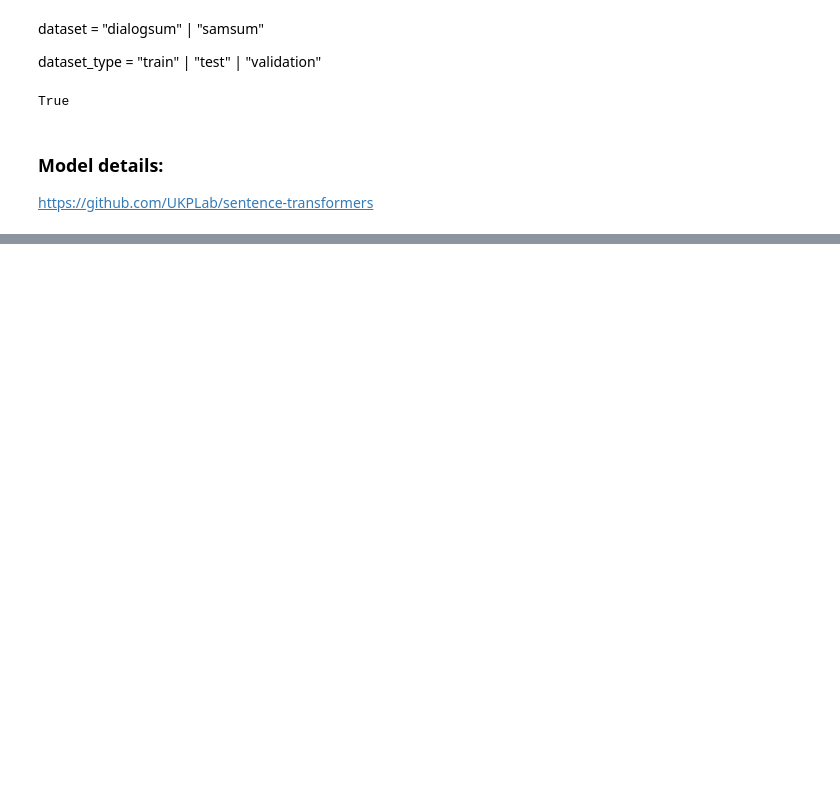
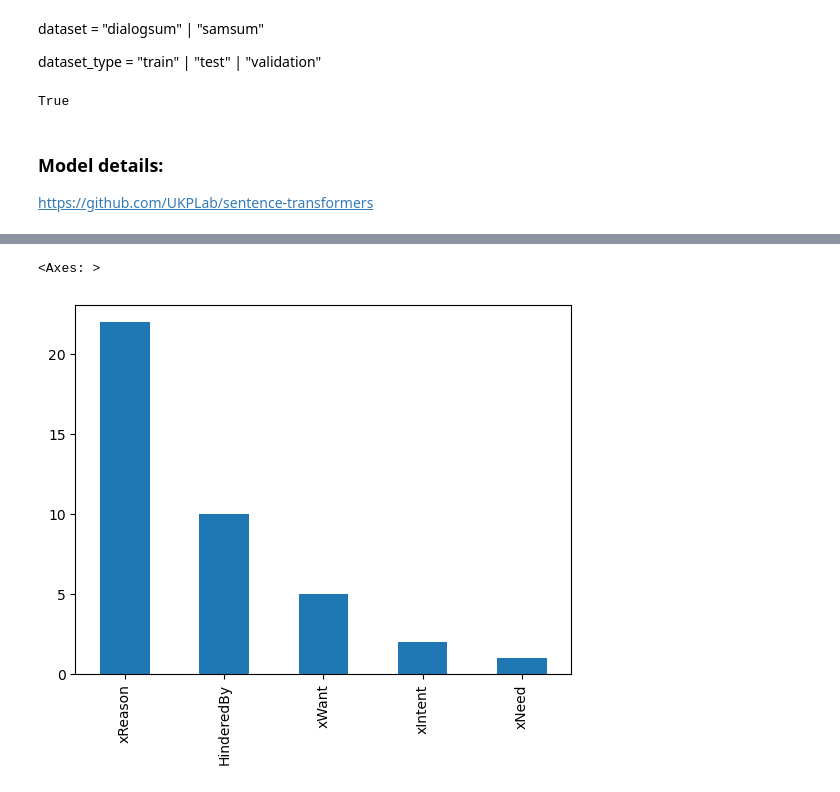
Before and after one commit to angrytako/NLP-SICK-filter-extension, a Jupyter notebook: src/filter_extension/similarities_with_summaries.ipynb, the cells around one changed output, grey strips where cells are left out. Cells and saved outputs as stored; diff of their text form; code cells hidden in the pictures; blank space fills up the shorter version.

```diff
--- a/src/filter_extension/similarities_with_summaries.ipynb
+++ b/src/filter_extension/similarities_with_summaries.ipynb
@@ -96,0 +97,5 @@ len([n1+n2/2 for n1, n2 in zip(peaks_theirs, peaks_ours)])
+# %%
+best_cs_per_sentence_ours['cs_type'].value_counts().plot.bar()
+# %% [output]
+<Axes: >
+[figure, added]
```
Also changed, not shown: parts of 12 cells of this notebook.
